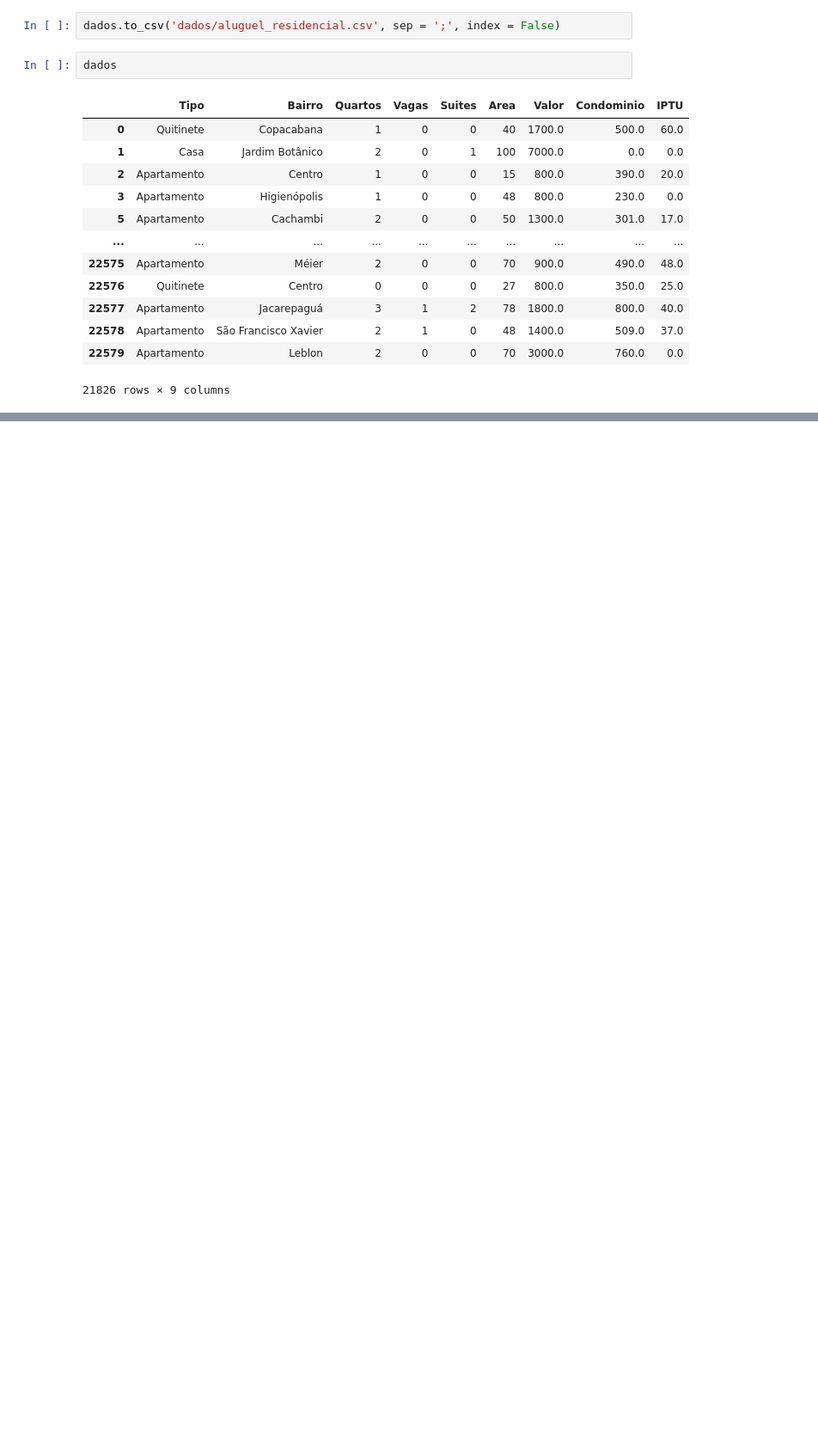
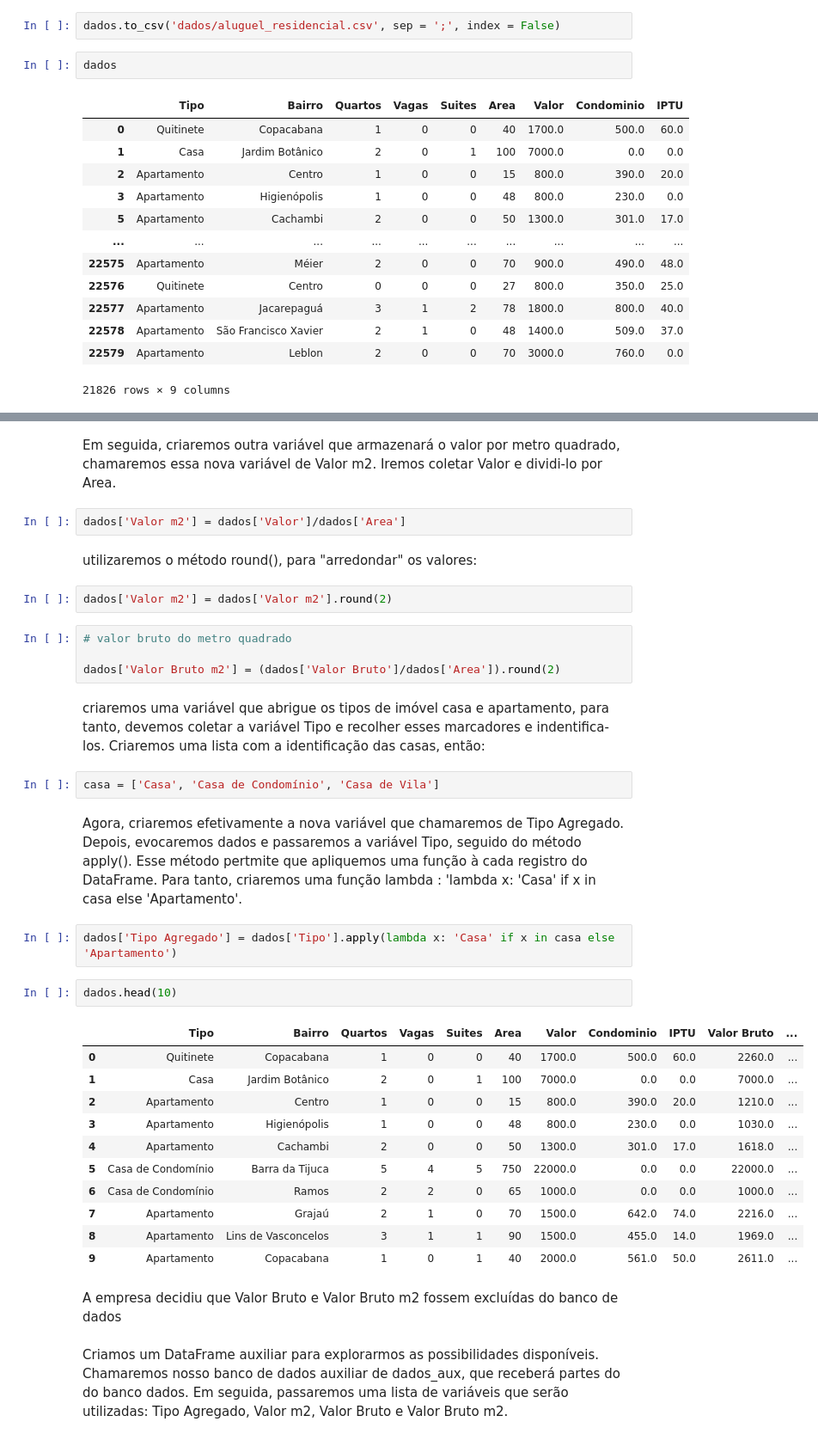
Before and after one commit to barbnrosa/data-science, a Jupyter notebook: curso2_python_pandas/python_pandas.ipynb, the cells around one changed output, grey strips where cells are left out. Shown: that part at 86% size. Saved outputs shown, nothing was run; the diff lists cells and outputs as text; blank space fills up the shorter version.

Commit message:
novas variaveis

```diff
--- a/curso2_python_pandas/python_pandas.ipynb
+++ b/curso2_python_pandas/python_pandas.ipynb
@@ -666,0 +705,38 @@ dados
+# %% [markdown]
+Em seguida, criaremos outra variável que armazenará o valor por metro quadrado, chamaremos essa nova variável de Valor m2. Iremos coletar Valor e dividi-lo por Area.
+# %%
+dados['Valor m2'] = dados['Valor']/dados['Area']
+# %% [markdown]
+utilizaremos o método round(), para "arredondar" os valores:
+# %%
+dados['Valor m2'] = dados['Valor m2'].round(2)
+# %%
+# valor bruto do metro quadrado
+
+dados['Valor Bruto m2'] = (dados['Valor Bruto']/dados['Area']).round(2)
+# %% [markdown]
+criaremos uma variável que abrigue os tipos de imóvel casa e apartamento, para tanto, devemos coletar a variável Tipo e recolher esses marcadores e indentifica-los. Criaremos uma lista com a identificação das casas, então:
+# %%
+casa = ['Casa', 'Casa de Condomínio', 'Casa de Vila']
+# %% [markdown]
+Agora, criaremos efetivamente a nova variável que chamaremos de Tipo Agregado. Depois, evocaremos dados e passaremos a variável Tipo, seguido do método apply(). Esse método pertmite que apliquemos uma função à cada registro do DataFrame. Para tanto, criaremos uma função lambda : 'lambda x: 'Casa' if x in casa else 'Apartamento'.
+# %%
+dados['Tipo Agregado'] = dados['Tipo'].apply(lambda x: 'Casa' if x in casa else 'Apartamento')
+# %%
+dados.head(10)
+# %% [output]
+|  | Tipo | Bairro | Quartos | Vagas | Suites | Area | Valor | Condominio | IPTU | Valor Bruto | ... |
+| 0 | Quitinete | Copacabana | 1 | 0 | 0 | 40 | 1700.0 | 500.0 | 60.0 | 2260.0 | ... |
+| 1 | Casa | Jardim Botânico | 2 | 0 | 1 | 100 | 7000.0 | 0.0 | 0.0 | 7000.0 | ... |
+| 2 | Apartamento | Centro | 1 | 0 | 0 | 15 | 800.0 | 390.0 | 20.0 | 1210.0 | ... |
+| 3 | Apartamento | Higienópolis | 1 | 0 | 0 | 48 | 800.0 | 230.0 | 0.0 | 1030.0 | ... |
+| 4 | Apartamento | Cachambi | 2 | 0 | 0 | 50 | 1300.0 | 301.0 | 17.0 | 1618.0 | ... |
+| 5 | Casa de Condomínio | Barra da Tijuca | 5 | 4 | 5 | 750 | 22000.0 | 0.0 | 0.0 | 22000.0 | ... |
+| 6 | Casa de Condomínio | Ramos | 2 | 2 | 0 | 65 | 1000.0 | 0.0 | 0.0 | 1000.0 | ... |
+| 7 | Apartamento | Grajaú | 2 | 1 | 0 | 70 | 1500.0 | 642.0 | 74.0 | 2216.0 | ... |
+| 8 | Apartamento | Lins de Vasconcelos | 3 | 1 | 1 | 90 | 1500.0 | 455.0 | 14.0 | 1969.0 | ... |
+| 9 | Apartamento | Copacabana | 1 | 0 | 1 | 40 | 2000.0 | 561.0 | 50.0 | 2611.0 | ... |
+# %% [markdown]
+A empresa decidiu que Valor Bruto e Valor Bruto m2 fossem excluídas do banco de dados
+# %% [markdown]
+Criamos um DataFrame auxiliar para explorarmos as possibilidades disponíveis. Chamaremos nosso banco de dados auxiliar de dados_aux, que receberá partes do do banco dados. Em seguida, passaremos uma lista de variáveis que serão utilizadas: Tipo Agregado, Valor m2, Valor Bruto e Valor Bruto m2.
```
Also changed, not shown: parts of 17 cells of this notebook, 1 other file.
